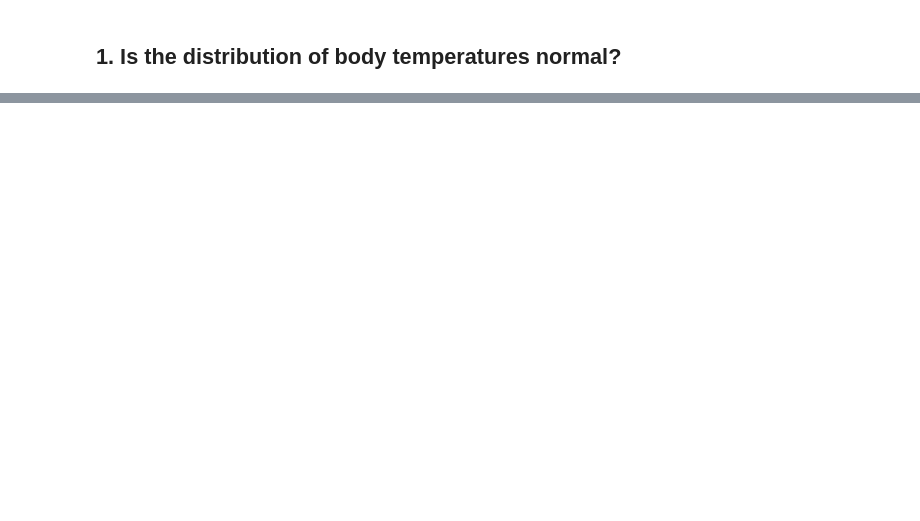
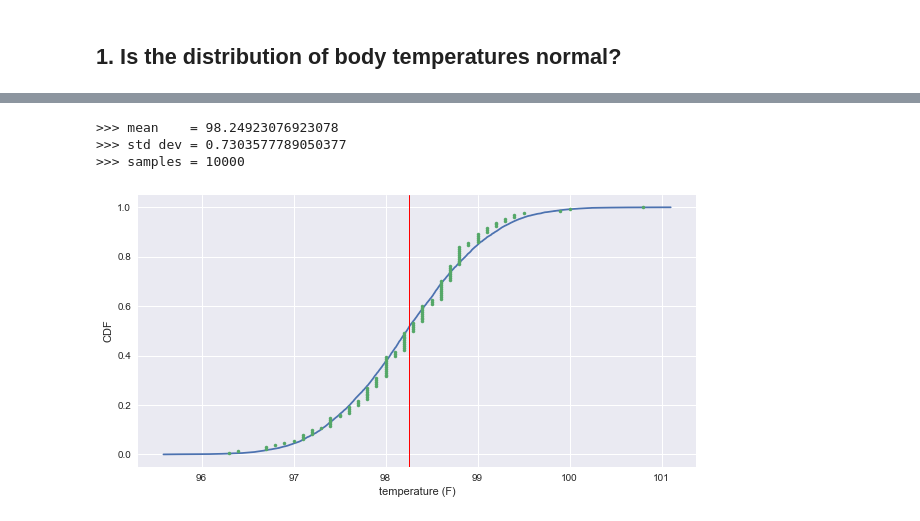
Before and after one commit to karlphillip/DataScience, a Jupyter notebook: Mini Projects/human_body_temperature_using_eda/sliderule_dsi_inferential_statistics_exercise_1.ipynb, the cells around one changed output, grey strips where cells are left out. Drawn from its saved outputs; the diff is of its cells as text; code cells hidden in the pictures; blank space fills up the shorter version.

```diff
--- a/Mini Projects/human_body_temperature_using_eda/sliderule_dsi_inferential_statistics_exercise_1.ipynb
+++ b/Mini Projects/human_body_temperature_using_eda/sliderule_dsi_inferential_statistics_exercise_1.ipynb
@@ -97,2 +102,17 @@ plt.show()
+# %%
+### ecdf(): returns a one-dimensional array of measurements
+def ecdf(data):
+    # Number of data points: n
+    n = len(data)
+
+    # x-data for the ECDF: x
+    x = np.sort(data)
+    #print(n)
+
+    # y-data for the ECDF: y
+    y = np.arange(1, n+1/n) / n
+    #print(y)
+
+    return x, y
 # %% [markdown]
 ## 1. Is the distribution of body temperatures normal?
@@ -98,0 +121,26 @@ plt.show()
+# %%
+### Compute summary statistics
+mean    = np.mean(df.temperature)
+std     = np.std(df.temperature)
+# %%
+samples = np.random.normal(mean, std, size=10000)
+x, y    = ecdf(df.temperature)
+x_theor, y_theor = ecdf(samples)
+
+print('>>> mean    =', mean)
+print('>>> std dev =', std)
+print('>>> samples =', len(samples))
+
+### Plot ECDF
+fig, ax = plt.subplots(figsize=(10,5))
+plt.plot(x_theor, y_theor)
+plt.plot(x, y, marker='.', linestyle='none')
+plt.axvline(mean, color='r', linewidth=1)
+plt.xlabel('temperature (F)')
+plt.ylabel('CDF')
+plt.show()
+# %% [output]
+>>> mean    = 98.24923076923078
+>>> std dev = 0.7303577789050377
+>>> samples = 10000
+[figure, added]
```
Also changed, not shown: parts of 4 cells of this notebook.
